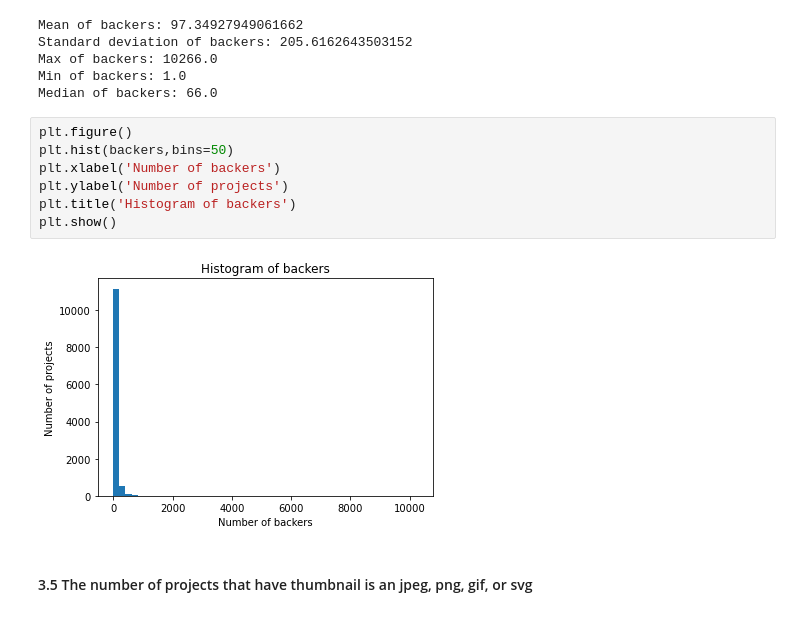
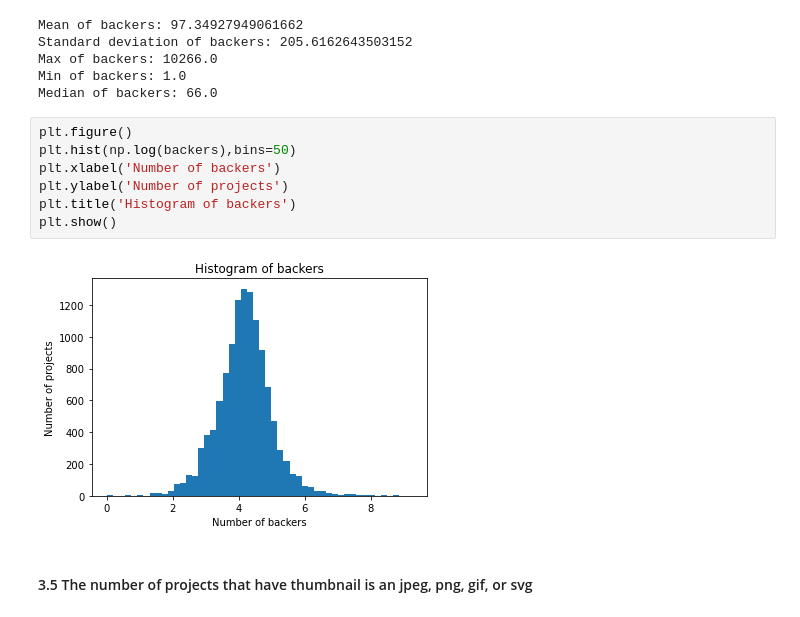
Before and after one commit to nghiadanh26/Crowdfunding, a Jupyter notebook: analyze_data.ipynb, the cells around one changed output. Drawn from its saved outputs; the diff is of its cells as text.

```diff
--- a/analyze_data.ipynb
+++ b/analyze_data.ipynb
@@ -169,13 +178,13 @@ Min of backers: 1.0
 Median of backers: 66.0
 # %%
 plt.figure()
-plt.hist(backers,bins=50)
+plt.hist(np.log(backers),bins=50)
 plt.xlabel('Number of backers')
 plt.ylabel('Number of projects')
 plt.title('Histogram of backers')
 plt.show()
 # %% [output]
-[figure, old version]
+[figure, new version]
 # %% [markdown]
 #### 3.5 The number of projects that have thumbnail is an jpeg, png, gif, or svg
 # %%
```
Also changed, not shown: parts of 17 cells of this notebook.
